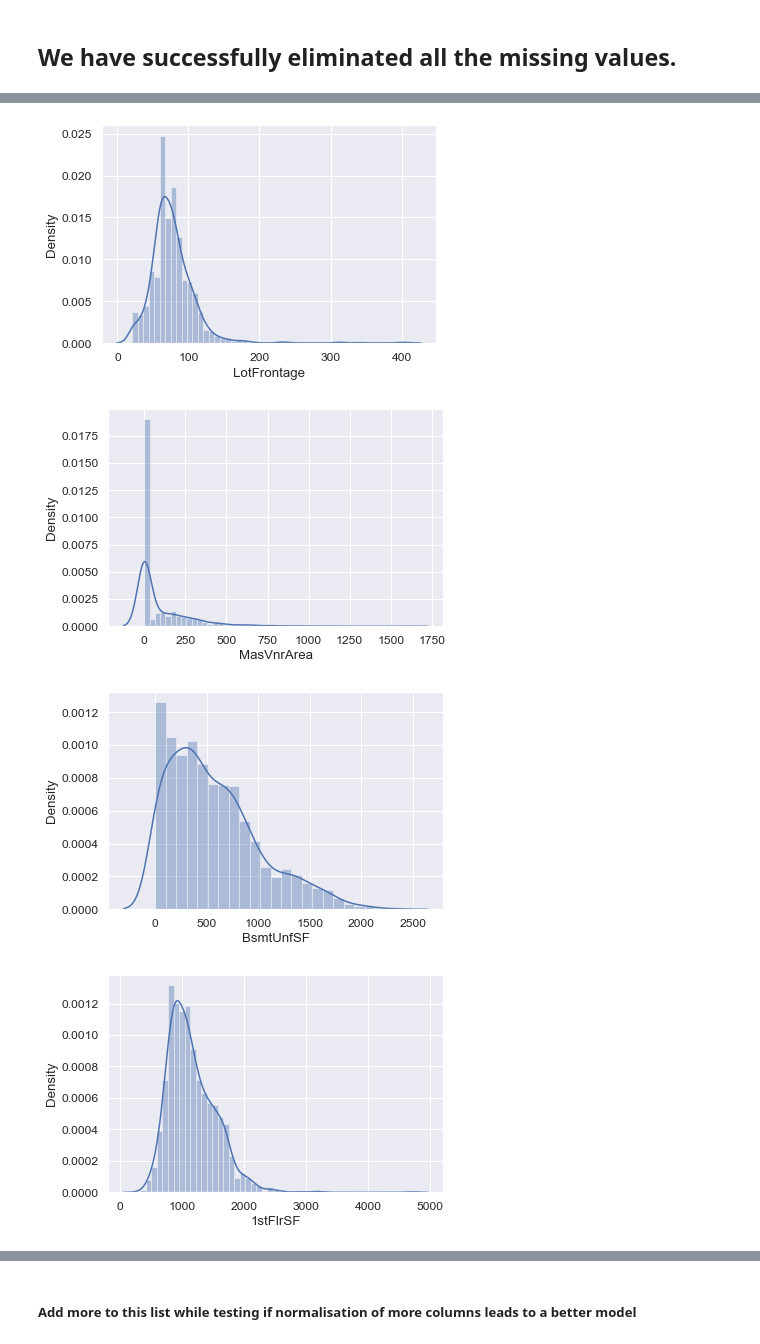
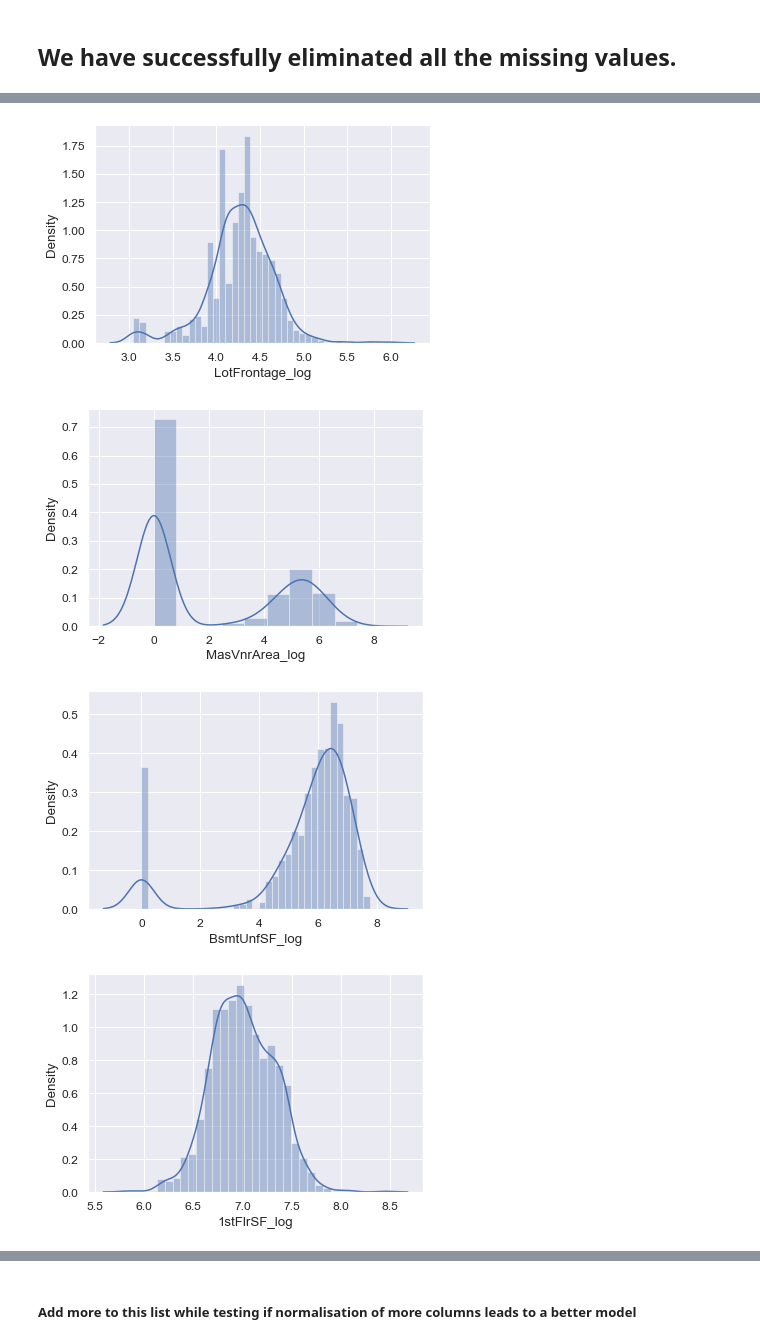
Before and after one commit to kshitijmohan15/Data-Analysis, a Jupyter notebook: Advanced Regression House Prices/train_house_prices.ipynb, the cells around one changed output, grey strips where cells are left out. Cells and saved outputs as stored; diff of their text form; code cells hidden in the pictures.

Commit message:
90% accuracy house prices model

```diff
--- a/Advanced Regression House Prices/train_house_prices.ipynb
+++ b/Advanced Regression House Prices/train_house_prices.ipynb
@@ -418,6 +432,6 @@ def perform_log_transform(df,col_log):
     #df.drop(col_log, axis=1, inplace=True)
     df.info()
 # %%
-perform_log_transform(house_log, ['LotFrontage', 'MasVnrArea', 'BsmtUnfSF', '1stFlrSF', 'OpenPorchSF', 'MiscVal', 'SalePrice', 'SqrtLotArea'])
-house_log
+log_col = ['LotFrontage', 'MasVnrArea', 'BsmtUnfSF', '1stFlrSF', 'OpenPorchSF', 'MiscVal', 'SalePrice', 'SqrtLotArea']
+perform_log_transform(house_log, log_col)
 # %% [output]
@@ -453,0 +439,4 @@ memory usage: 1.0+ MB
+# %%
+new_log_col = ['LotFrontage_log', 'MasVnrArea_log', 'BsmtUnfSF_log', '1stFlrSF_log', 'OpenPorchSF_log', 'MiscVal_log', 'SalePrice_log', 'SqrtLotArea_log']
+# %%
+house_log.drop(log_col, axis=1, inplace=True)
@@ -453,0 +457,2 @@ memory usage: 1.0+ MB
+# %%
+house_log = house_log.replace([np.NINF],0)
@@ -454,10 +468,10 @@ memory usage: 1.0+ MB
 # %%
 # cols_to_log = house_log.select_dtypes(include=np.number).columns.tolist()
-for colname in log_col:
+for colname in new_log_col:
     sns.distplot(house_log[colname], kde=True)
     plt.show()
 # %% [output]
-[figure, old version]
+[figure, new version]
-[figure, old version]
+[figure, new version]
-[figure, old version]
+[figure, new version]
-[figure, old version]
+[figure, new version]
```
Also changed, not shown: parts of 6 cells of this notebook.
